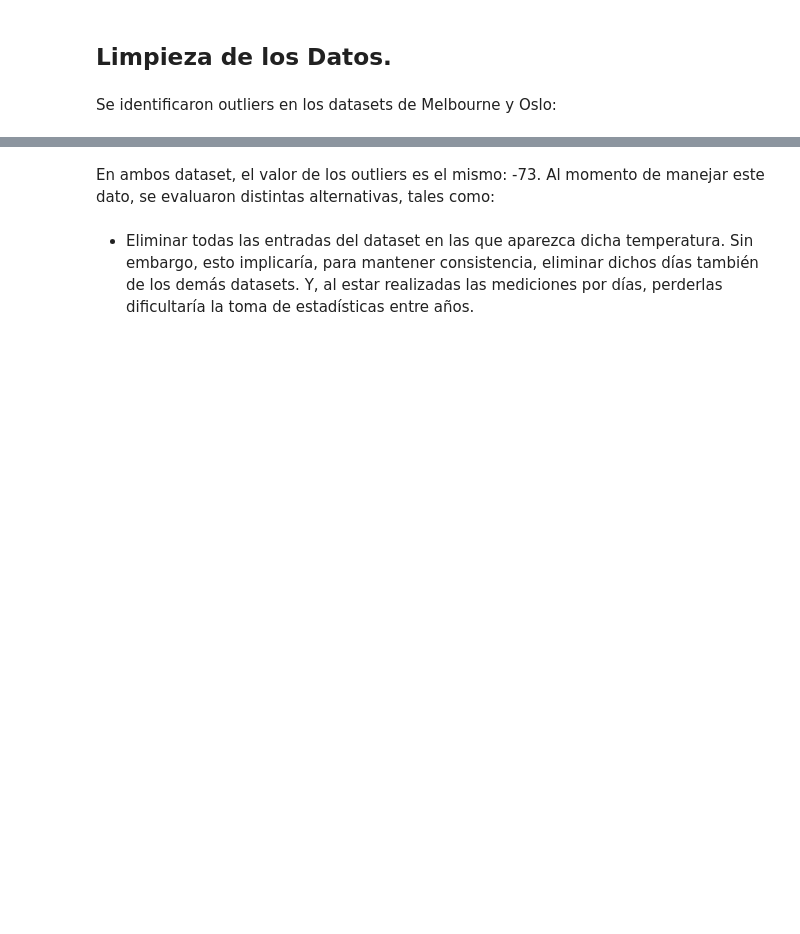
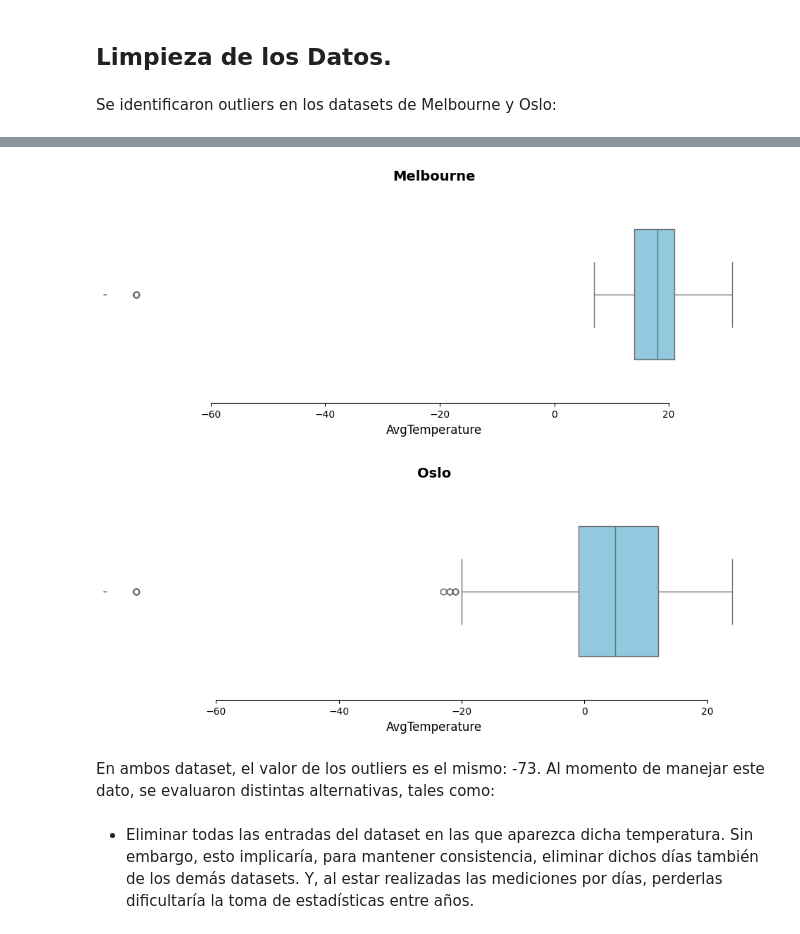
Before and after one commit to iroumec/TPE-TDI, a Jupyter notebook: notebook.ipynb, the cells around one changed output, grey strips where cells are left out. Drawn from its saved outputs; the diff is of its cells as text; code cells hidden in the pictures; blank space fills up the shorter version.

```diff
--- a/notebook.ipynb
+++ b/notebook.ipynb
@@ -27,24 +38,3 @@ dataset_raw_melbourne_ruidoso = pd.read_csv("temperature_Melbourne_celsius_ruido
 ## Limpieza de los Datos.
 # %% [markdown]
 Se identificaron outliers en los datasets de Melbourne y Oslo:
-# %%
-def mostrar_boxplot(dataset, x, title):
-    plt.figure(figsize=(8, 6))
-    plt.boxplot(dataset[x])
-    plt.title(title)
-    plt.xlabel(x)
-    plt.show()
-
-fig = px.box(dataset_raw_melbourne, x="AvgTemperature", width=800, height=400, title="Boxplot de Melbourne")
-
-fig.show()
-
-fig = px.box(dataset_raw_oslo, x="AvgTemperature", width=800, height=400, title="Boxplot de Oslo")
-
-fig.show()
-
-fig = px.box(dataset_raw_melbourne_ruidoso, x="AvgTemperature", width=800, height=400, title="Boxplot de Melbourne Ruidoso")
-
-fig.show()
-
-mostrar_boxplot(dataset_raw_melbourne, "AvgTemperature", "Melbourne")
@@ -56,3 +41,17 @@ mostrar_boxplot(dataset_raw_melbourne, "AvgTemperature", "Melbourne")
+# %%
+def mostrar_boxplot(dataset, x, title):
+    plt.figure(figsize=(12, 4))
+    sns.boxplot(x=dataset[x], color='skyblue', width=0.6)
+    plt.title(title, fontsize=14, fontweight='bold')
+    plt.xlabel(x, fontsize=12)
+    sns.despine(offset=0, trim=True)
+    plt.show()
+
+mostrar_boxplot(dataset_raw_melbourne, "AvgTemperature", "Melbourne")
+mostrar_boxplot(dataset_raw_oslo, "AvgTemperature", "Oslo")
+# %% [output]
+[figure, added]
+[figure, added]
 # %% [markdown]
 En ambos dataset, el valor de los outliers es el mismo: -73. Al momento de manejar este dato, se evaluaron distintas alternativas, tales como:
 # %% [markdown]
```
Also changed, not shown: parts of 55 cells of this notebook.
